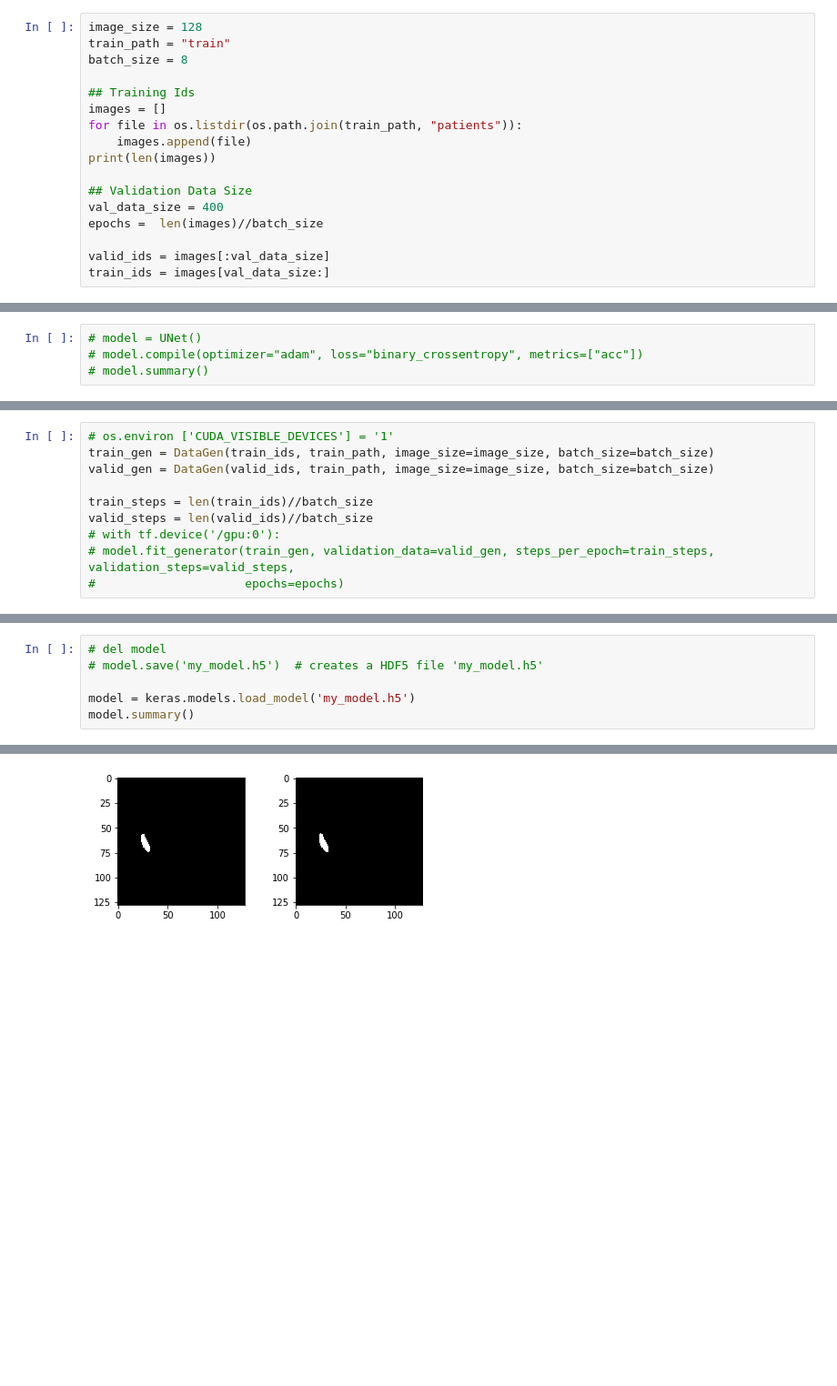
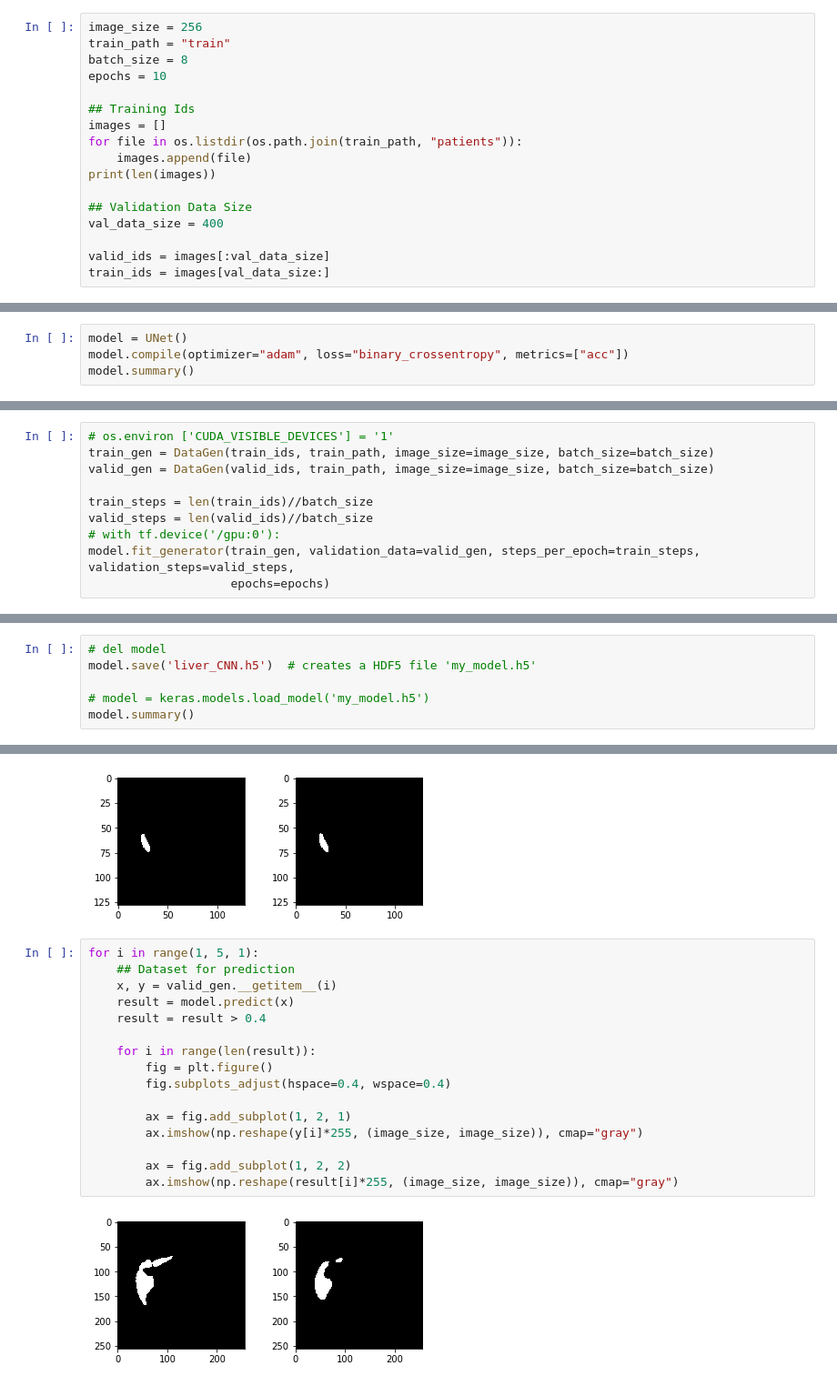
Before and after one commit to AmirZaghloul/Liver-Tumor-Segmentation-using-CNNs, a Jupyter notebook: liver_CNN.ipynb, the cells around one changed output, grey strips where cells are left out. Shown at 91% size. Saved outputs shown, nothing was run; the diff lists cells and outputs as text; blank space fills up the shorter version.

```diff
--- a/liver_CNN.ipynb
+++ b/liver_CNN.ipynb
@@ -275,9 +274,10 @@ class DataGen(keras.utils.Sequence):
     def __len__(self):
         return int(np.ceil(len(self.ids)/float(self.batch_size)))
 # %%
-image_size = 128
+image_size = 256
 train_path = "train"
 batch_size = 8
+epochs = 10
 
 ## Training Ids
 images = []
@@ -287,7 +287,6 @@ print(len(images))
 
 ## Validation Data Size
 val_data_size = 400
-epochs =  len(images)//batch_size
 
 valid_ids = images[:val_data_size]
 train_ids = images[val_data_size:]
@@ -358,6 +357,6 @@ def UNet():
     model = keras.models.Model(inputs, outputs)
     return model
 # %%
-# model = UNet()
-# model.compile(optimizer="adam", loss="binary_crossentropy", metrics=["acc"])
-# model.summary()
+model = UNet()
+model.compile(optimizer="adam", loss="binary_crossentropy", metrics=["acc"])
+model.summary()
@@ -369,5 +386,5 @@ valid_gen = DataGen(valid_ids, train_path, image_size=image_size, batch_size=bat
 train_steps = len(train_ids)//batch_size
 valid_steps = len(valid_ids)//batch_size
 # with tf.device('/gpu:0'):
-# model.fit_generator(train_gen, validation_data=valid_gen, steps_per_epoch=train_steps, validation_steps=valid_steps,
-#                     epochs=epochs)
+model.fit_generator(train_gen, validation_data=valid_gen, steps_per_epoch=train_steps, validation_steps=valid_steps,
+                    epochs=epochs)
@@ -386,8 +422,8 @@ print(train_steps, valid_steps)
 # %%
 # del model
-# model.save('my_model.h5')  # creates a HDF5 file 'my_model.h5'
+model.save('liver_CNN.h5')  # creates a HDF5 file 'my_model.h5'
 
-model = keras.models.load_model('my_model.h5')
+# model = keras.models.load_model('my_model.h5')
 model.summary()
 # %% [output]
 __________________________________________________________________________________________________
@@ -442,3 +466,21 @@ ax.imshow(np.reshape(result[1]*255, (image_size, image_size)), cmap="gray")
 # %% [output]
 <matplotlib.image.AxesImage at 0x...>
 [figure]
+# %%
+for i in range(1, 5, 1):
+    ## Dataset for prediction
+    x, y = valid_gen.__getitem__(i)
+    result = model.predict(x)
+    result = result > 0.4
+
+    for i in range(len(result)):
+        fig = plt.figure()
+        fig.subplots_adjust(hspace=0.4, wspace=0.4)
+
+        ax = fig.add_subplot(1, 2, 1)
+        ax.imshow(np.reshape(y[i]*255, (image_size, image_size)), cmap="gray")
+
+        ax = fig.add_subplot(1, 2, 2)
+        ax.imshow(np.reshape(result[i]*255, (image_size, image_size)), cmap="gray")
+# %% [output]
+[figure, added]
```
Also changed, not shown: parts of 11 cells of this notebook, 2 other files.
